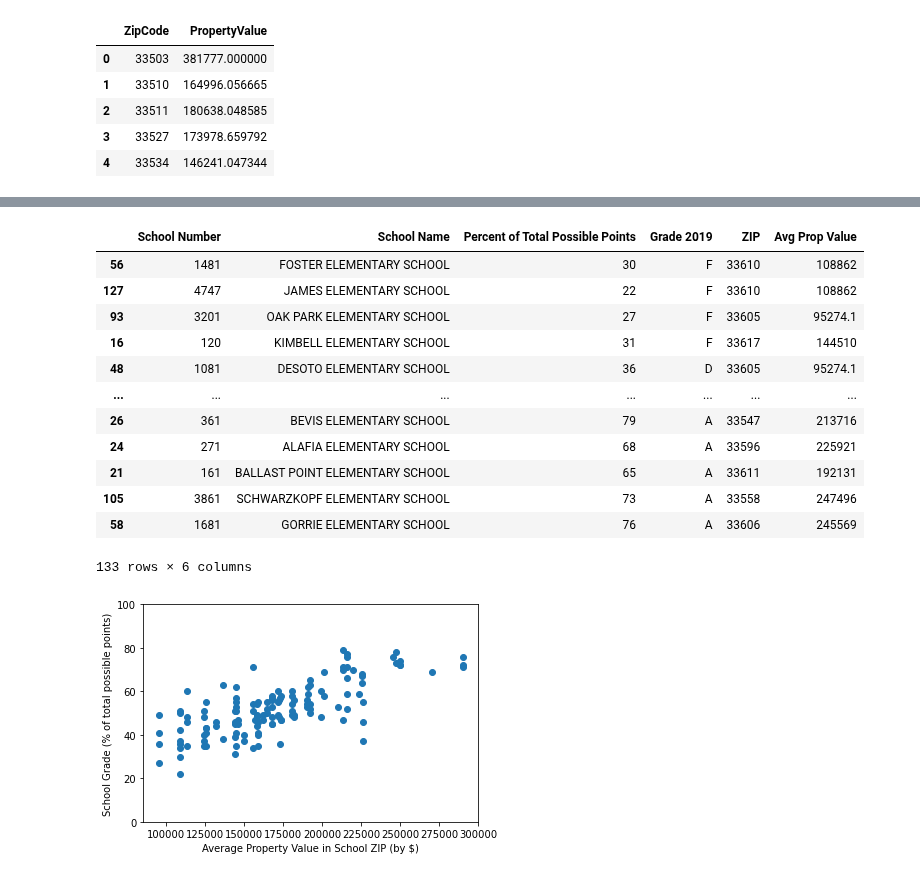
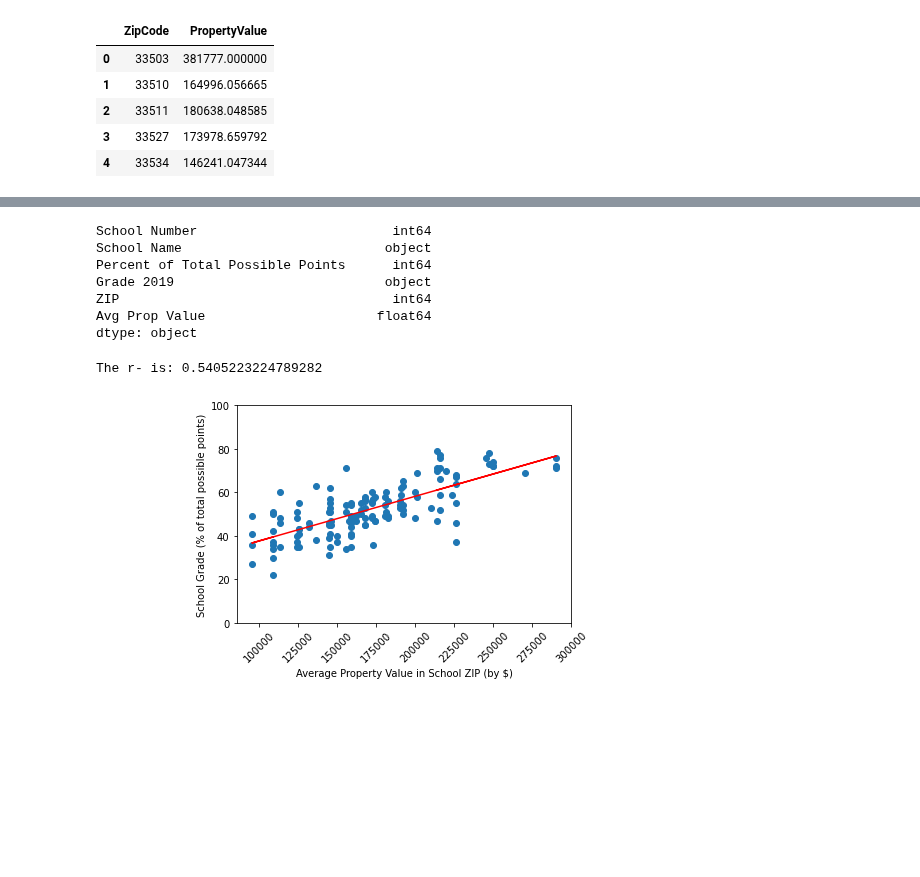
Before and after one commit to gregb23/Project1_Group4, a Jupyter notebook: KS/school_visuals.ipynb, the cells around one changed output, grey strips where cells are left out. Saved outputs shown, nothing was run; the diff lists cells and outputs as text; code cells hidden in the pictures; blank space fills up the shorter version.

Commit message:
Scatter plot with regression line for grade vs prop value

```diff
--- a/KS/school_visuals.ipynb
+++ b/KS/school_visuals.ipynb
@@ -148,52 +121,52 @@ school_grades
 # Create dataframe of only 2019 school grades
 grade_w_value_19 = school_grades.loc[:,["School Number", "School Name", "Percent of Total Possible Points", "Grade 2019", "ZIP", "Avg Prop Value"]]
 
+# Make sure numbers are stored as numbers
+grade_w_value_19["Avg Prop Value"] = grade_w_value_19["Avg Prop Value"].astype(str).astype(float)
+
 # Sort values for plot
-grade_w_value_19 = grade_w_value_19.sort_values("Grade 2019", ascending=False)
-grade_w_value_19
+grade_w_value_19 = grade_w_value_19.sort_values("Percent of Total Possible Points", ascending=True)
+
+grade_w_value_19.dtypes
 # %% [output]
-|  | School Number | School Name | Percent of Total Possible Points | Grade 2019 | ZIP | Avg Prop Value |
-| 56 | 1481 | FOSTER ELEMENTARY SCHOOL | 30 | F | 33610 | 108862 |
-| 127 | 4747 | JAMES ELEMENTARY SCHOOL | 22 | F | 33610 | 108862 |
-| 93 | 3201 | OAK PARK ELEMENTARY SCHOOL | 27 | F | 33605 | 95274.1 |
-| 16 | 120 | KIMBELL ELEMENTARY SCHOOL | 31 | F | 33617 | 144510 |
-| 48 | 1081 | DESOTO ELEMENTARY SCHOOL | 36 | D | 33605 | 95274.1 |
-| ... | ... | ... | ... | ... | ... | ... |
-| 26 | 361 | BEVIS ELEMENTARY SCHOOL | 79 | A | 33547 | 213716 |
-| 24 | 271 | ALAFIA ELEMENTARY SCHOOL | 68 | A | 33596 | 225921 |
-| 21 | 161 | BALLAST POINT ELEMENTARY SCHOOL | 65 | A | 33611 | 192131 |
-| 105 | 3861 | SCHWARZKOPF ELEMENTARY SCHOOL | 73 | A | 33558 | 247496 |
-| 58 | 1681 | GORRIE ELEMENTARY SCHOOL | 76 | A | 33606 | 245569 |
-133 rows × 6 columns
+School Number                         int64
+School Name                          object
+Percent of Total Possible Points      int64
+Grade 2019                           object
+ZIP                                   int64
+Avg Prop Value                      float64
+dtype: object
 # %%
 #Create scatter plot
 
 # Set x and y values for scatter plot
 x_values = grade_w_value_19['Avg Prop Value']
 y_values = grade_w_value_19['Percent of Total Possible Points']
 
 # Perform a linear regression on latitude vs. max temp
-# (slope, intercept, rvalue, pvalue, stderr) = linregress(x_values, y_values)
+(slope, intercept, rvalue, pvalue, stderr) = linregress(x_values, y_values)
 
 # Get regression values
-# regress_values = x_values * slope + intercept
+regress_values = x_values * slope + intercept
 
 # Create line equation string
-# line_eq = "y = " + str(round(slope,2)) + "x +" + str(round(intercept,2))
+line_eq = "y = " + str(round(slope,2)) + "x +" + str(round(intercept,2))
 
 # Create scatter plot and
 # set plot specs
 plt.scatter(x_values, y_values)
-# plt.plot(x_values,regress_values,"r-")
+plt.plot(x_values,regress_values,"r-")
 plt.xlabel('Average Property Value in School ZIP (by $)')
 plt.ylabel("School Grade (% of total possible points)")
 plt.ylim(0, 100)
-# plt.annot(line_eq,(5,-40),fontsize=15,color="red")
+plt.xticks(rotation=45)
+plt.annotate(line_eq,(5,-40),fontsize=15,color="red")
 
 # Print r value
-# print(f"The r- is: {rvalue**2}")
+print(f"The r- is: {rvalue**2}")
 
 # Display plot
 plt.show()
 # %% [output]
+The r- is: 0.5405223224789282
-[figure, old version]
+[figure, new version]
```
Also changed, not shown: parts of 4 cells of this notebook.
